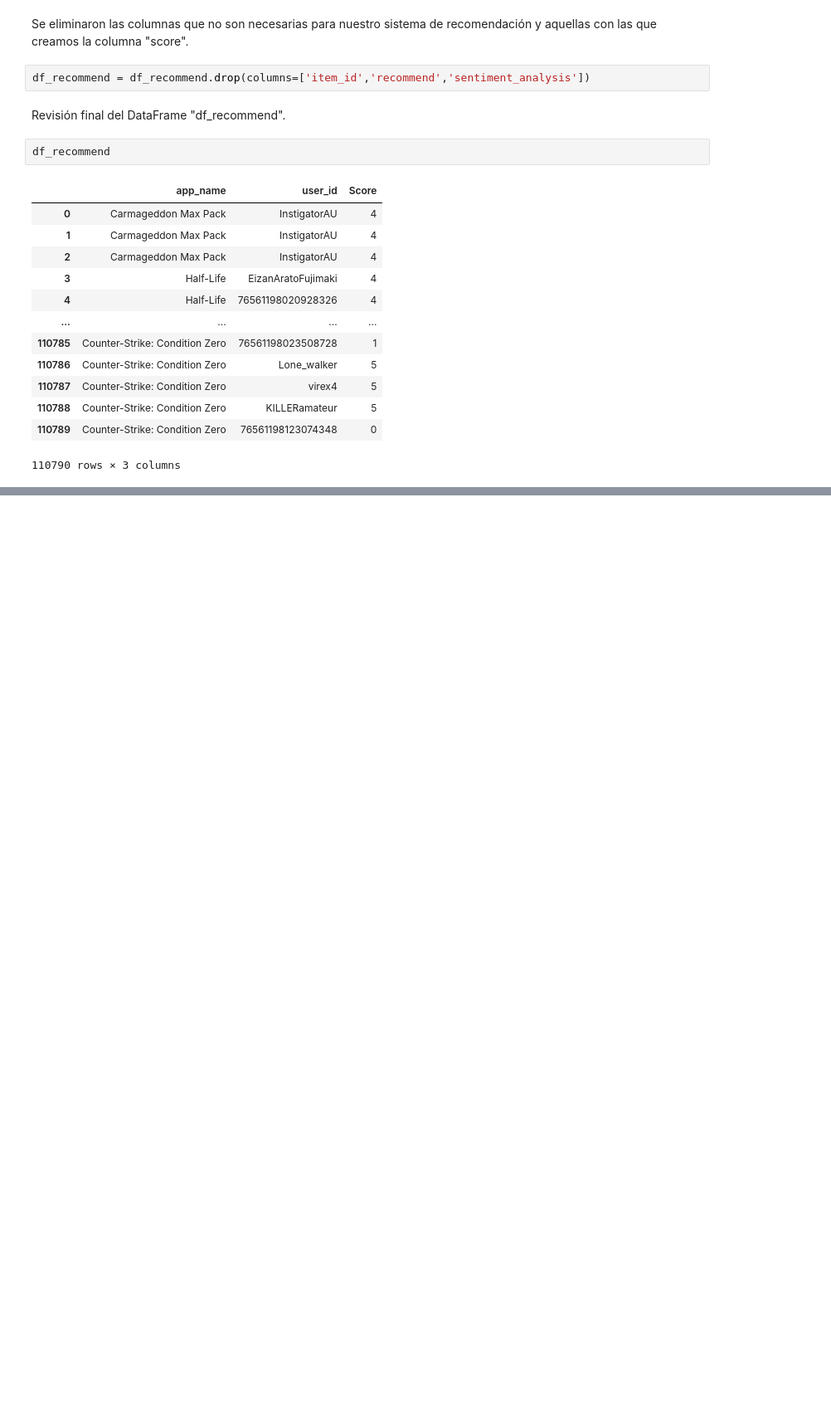
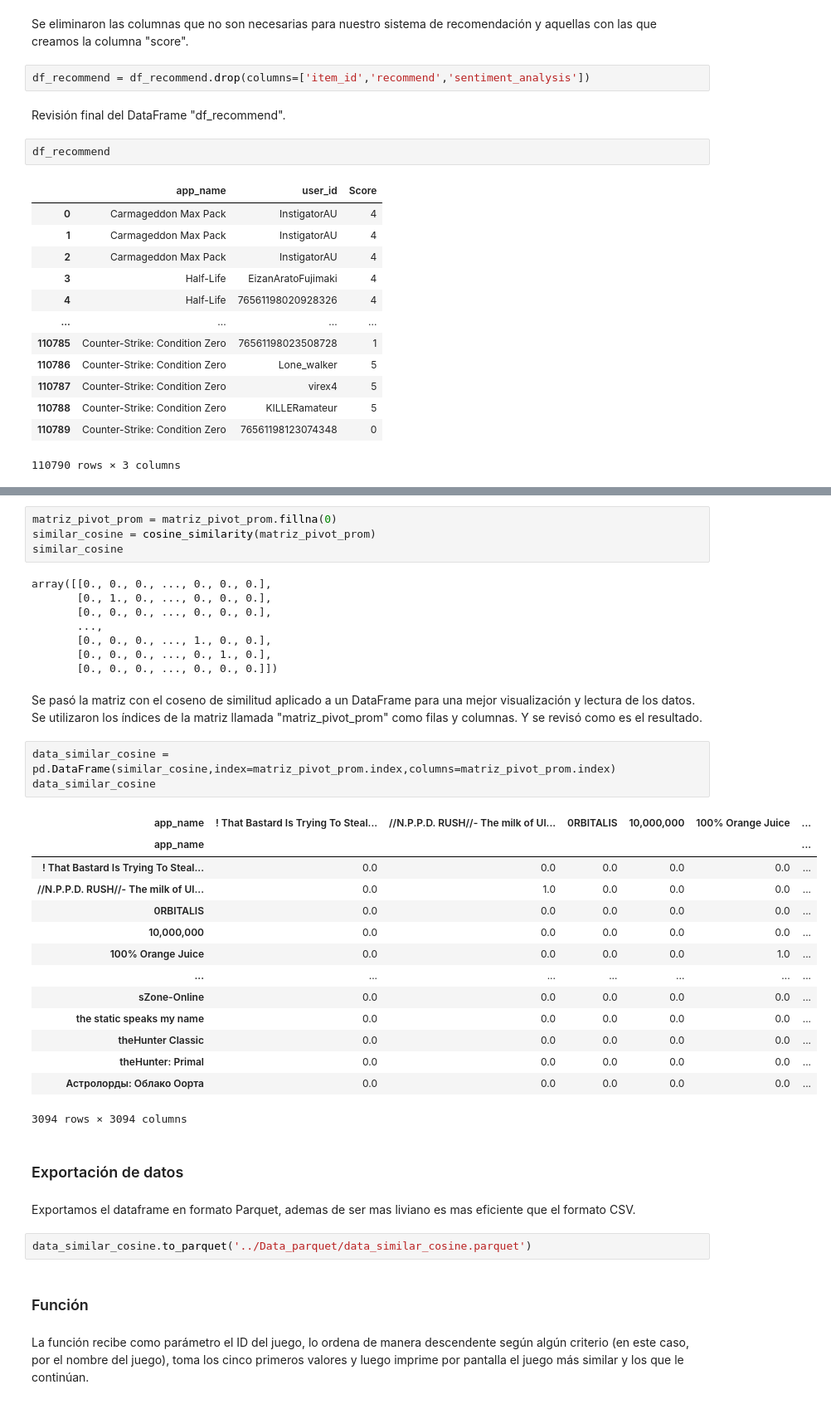
Before and after one commit to MaximilianoTauil/Individual_Proyecto, a Jupyter notebook: Notebooks/Sistema_recomendacion.ipynb, the cells around one changed output, grey strips where cells are left out. Shown: that part at 83% size. Drawn from its saved outputs; the diff is of its cells as text; blank space fills up the shorter version.

```diff
--- a/Notebooks/Sistema_recomendacion.ipynb
+++ b/Notebooks/Sistema_recomendacion.ipynb
@@ -148,0 +194,42 @@ El archivo se exportó con éxito
+# %%
+matriz_pivot_prom = matriz_pivot_prom.fillna(0)
+similar_cosine = cosine_similarity(matriz_pivot_prom)
+similar_cosine
+# %% [output]
+array([[0., 0., 0., ..., 0., 0., 0.],
+       [0., 1., 0., ..., 0., 0., 0.],
+       [0., 0., 0., ..., 0., 0., 0.],
+       ...,
+       [0., 0., 0., ..., 1., 0., 0.],
+       [0., 0., 0., ..., 0., 1., 0.],
+       [0., 0., 0., ..., 0., 0., 0.]])
+# %% [markdown]
+Se pasó la matriz con el coseno de similitud aplicado a un DataFrame para una mejor visualización y lectura de los datos. Se utilizaron los índices de la matriz llamada "matriz_pivot_prom" como filas y columnas. Y se revisó como es el resultado.
+# %%
+data_similar_cosine = pd.DataFrame(similar_cosine,index=matriz_pivot_prom.index,columns=matriz_pivot_prom.index)
+data_similar_cosine
+# %% [output]
+| app_name | ! That Bastard Is Trying To Steal... | //N.P.P.D. RUSH//- The milk of Ul... | 0RBITALIS | 10,000,000 | 100% Orange Juice | ... |
+| app_name |  |  |  |  |  | ... |
+| ! That Bastard Is Trying To Steal... | 0.0 | 0.0 | 0.0 | 0.0 | 0.0 | ... |
+| //N.P.P.D. RUSH//- The milk of Ul... | 0.0 | 1.0 | 0.0 | 0.0 | 0.0 | ... |
+| 0RBITALIS | 0.0 | 0.0 | 0.0 | 0.0 | 0.0 | ... |
+| 10,000,000 | 0.0 | 0.0 | 0.0 | 0.0 | 0.0 | ... |
+| 100% Orange Juice | 0.0 | 0.0 | 0.0 | 0.0 | 1.0 | ... |
+| ... | ... | ... | ... | ... | ... | ... |
+| sZone-Online | 0.0 | 0.0 | 0.0 | 0.0 | 0.0 | ... |
+| the static speaks my name | 0.0 | 0.0 | 0.0 | 0.0 | 0.0 | ... |
+| theHunter Classic | 0.0 | 0.0 | 0.0 | 0.0 | 0.0 | ... |
+| theHunter: Primal | 0.0 | 0.0 | 0.0 | 0.0 | 0.0 | ... |
+| Астролорды: Облако Оорта | 0.0 | 0.0 | 0.0 | 0.0 | 0.0 | ... |
+3094 rows × 3094 columns
+# %% [markdown]
+### Exportación de datos
+# %% [markdown]
+Exportamos el dataframe en formato Parquet, ademas de ser mas liviano es mas eficiente que el formato CSV.
+# %%
+data_similar_cosine.to_parquet('../Data_parquet/data_similar_cosine.parquet')
+# %% [markdown]
+### Función
+# %% [markdown]
+La función recibe como parámetro el ID del juego, lo ordena de manera descendente según algún criterio (en este caso, por el nombre del juego), toma los cinco primeros valores y luego imprime por pantalla el juego más similar y los que le continúan.
```
Also changed, not shown: parts of 22 cells of this notebook, 13 other files.
